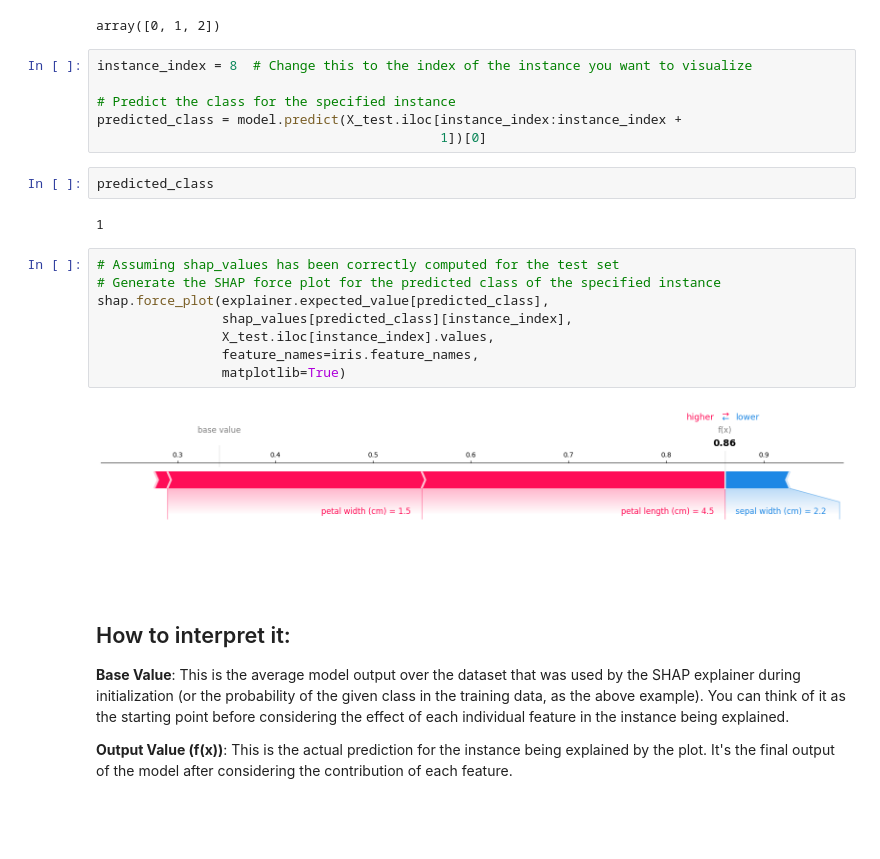
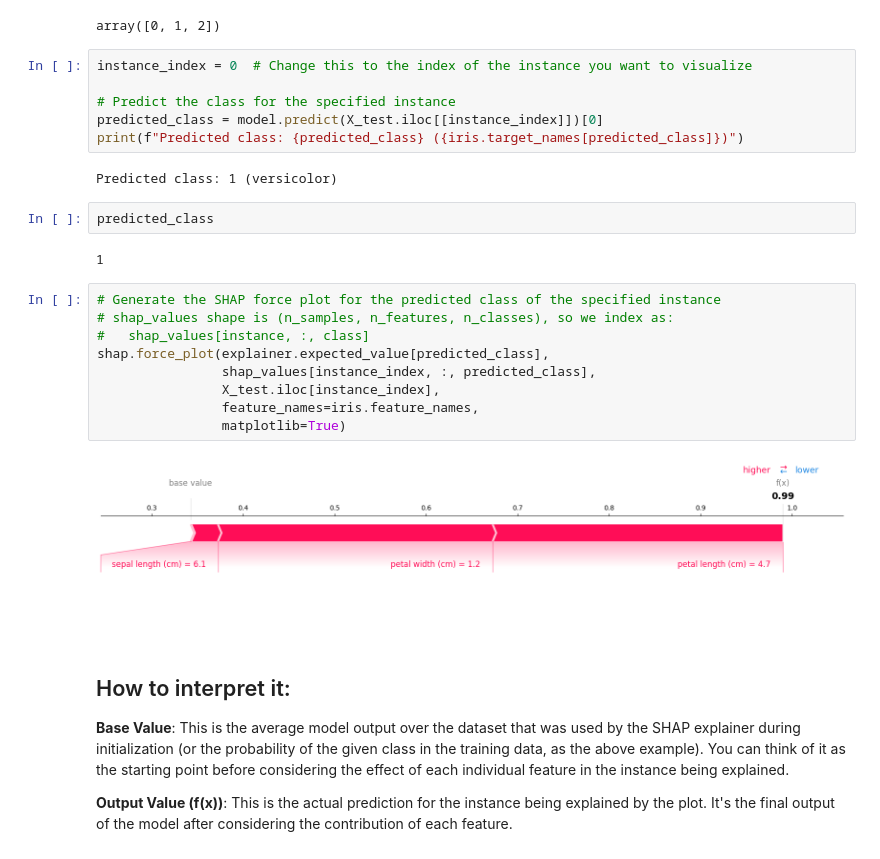
Before and after one commit to Naviden/Introduction-to-XAI, a Jupyter notebook: Tools/SHAP_examples/SHAP_tabular.ipynb, the cells around one changed output. Drawn from its saved outputs; the diff is of its cells as text; blank space fills up the shorter version.

```diff
--- a/Tools/SHAP_examples/SHAP_tabular.ipynb
+++ b/Tools/SHAP_examples/SHAP_tabular.ipynb
@@ -54,25 +62,28 @@ model.classes_
 # %% [output]
 array([0, 1, 2])
 # %%
-instance_index = 8  # Change this to the index of the instance you want to visualize
+instance_index = 0  # Change this to the index of the instance you want to visualize
 
 # Predict the class for the specified instance
-predicted_class = model.predict(X_test.iloc[instance_index:instance_index +
-                                            1])[0]
+predicted_class = model.predict(X_test.iloc[[instance_index]])[0]
+print(f"Predicted class: {predicted_class} ({iris.target_names[predicted_class]})")
+# %% [output]
+Predicted class: 1 (versicolor)
 # %%
 predicted_class
 # %% [output]
 1
 # %%
-# Assuming shap_values has been correctly computed for the test set
 # Generate the SHAP force plot for the predicted class of the specified instance
+# shap_values shape is (n_samples, n_features, n_classes), so we index as:
+#   shap_values[instance, :, class]
 shap.force_plot(explainer.expected_value[predicted_class],
-                shap_values[predicted_class][instance_index],
-                X_test.iloc[instance_index].values,
+                shap_values[instance_index, :, predicted_class],
+                X_test.iloc[instance_index],
                 feature_names=iris.feature_names,
                 matplotlib=True)
 # %% [output]
-[figure, old version]
+[figure, new version]
 # %% [markdown]
 ## How to interpret it:
 
```
Also changed, not shown: parts of 4 cells of this notebook, 24 other files.
